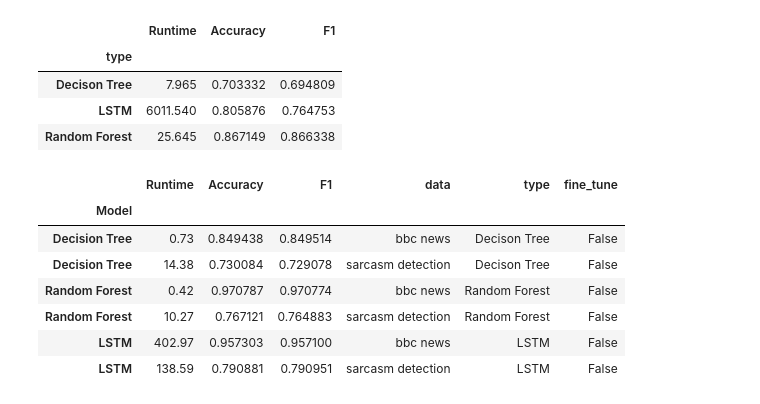
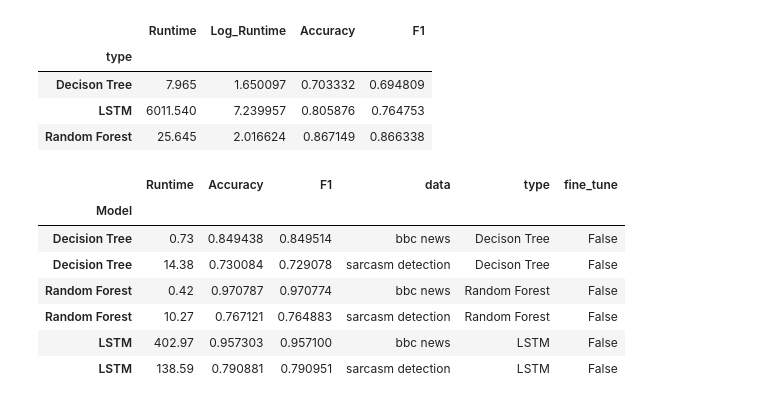
Before and after one commit to nzhussup/BachelorThesis, a Jupyter notebook: src/4_Evaluation.ipynb, the cells around one changed output. Saved outputs shown, nothing was run; the diff lists cells and outputs as text; code cells hidden in the pictures.

```diff
--- a/src/4_Evaluation.ipynb
+++ b/src/4_Evaluation.ipynb
@@ -8,28 +9,28 @@ df = pd.read_csv("../data/evaluation_data_final.csv")
 # %%
 map = {
     "Decision Tree": "Decison Tree",
     "Random Forest": "Random Forest",
     "LSTM": "LSTM"
 }
 def mapper(x):
 
     for val in map.keys():
         if val in x:
             return map[val]
     return None
 
 df['type'] = df['Model'].apply(mapper)
-
-metrics = ['Runtime', 'Accuracy', 'F1']
+df['Log_Runtime'] = np.log(df['Runtime'])
+metrics = ['Runtime', 'Log_Runtime', 'Accuracy', 'F1']
 
 mean_data = df.groupby("type")[metrics].mean()
 mean_data
 # %% [output]
-|  | Runtime | Accuracy | F1 |
-| type |  |  |  |
-| Decison Tree | 7.965 | 0.703332 | 0.694809 |
-| LSTM | 6011.540 | 0.805876 | 0.764753 |
-| Random Forest | 25.645 | 0.867149 | 0.866338 |
+|  | Runtime | Log_Runtime | Accuracy | F1 |
+| type |  |  |  |  |
+| Decison Tree | 7.965 | 1.650097 | 0.703332 | 0.694809 |
+| LSTM | 6011.540 | 7.239957 | 0.805876 | 0.764753 |
+| Random Forest | 25.645 | 2.016624 | 0.867149 | 0.866338 |
 # %%
 bbc = df[df['data']=="bbc news"].set_index("Model")
 sarc = df[df['data']=="sarcasm detection"].set_index("Model")
```
Also changed, not shown: parts of 15 cells of this notebook, 1 other file.
